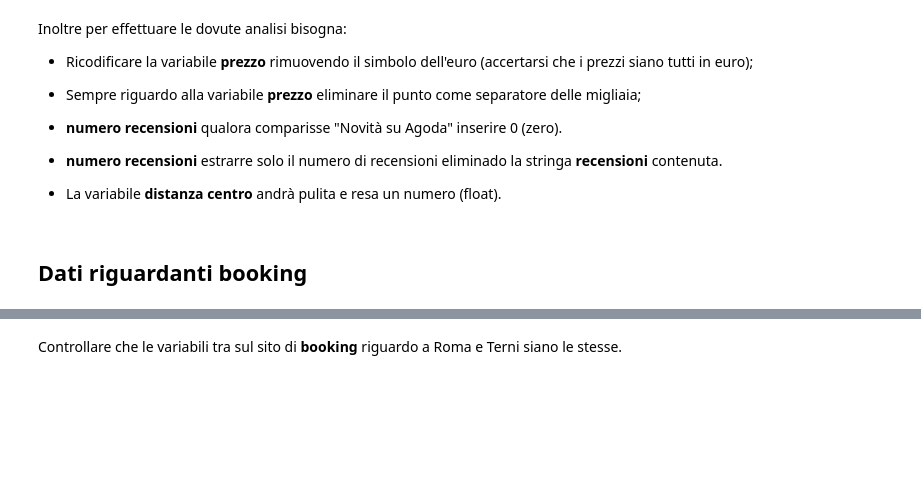
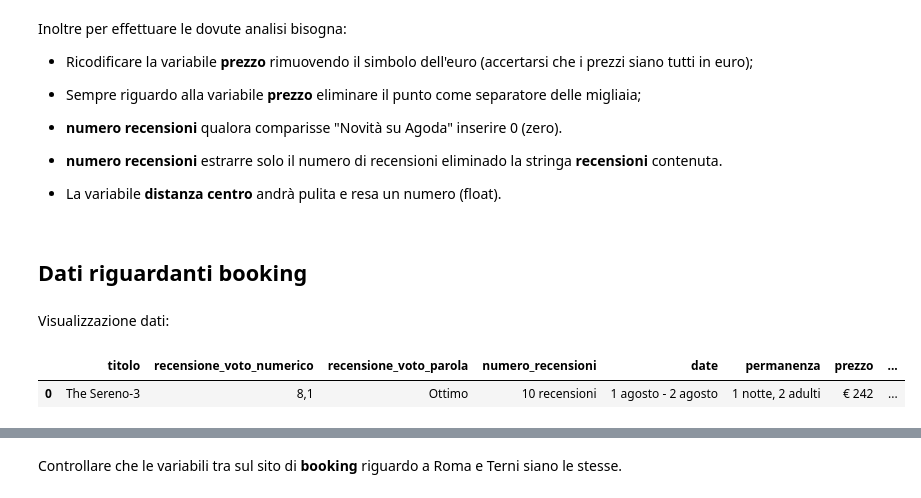
Before and after one commit to mattiamanna2203/RecordLinkage, a Jupyter notebook: Data Product/Cleaning_pipeline.ipynb, the cells around one changed output, grey strips where cells are left out. Saved outputs shown, nothing was run; the diff lists cells and outputs as text; code cells hidden in the pictures; blank space fills up the shorter version.

```diff
--- a/Data Product/Cleaning_pipeline.ipynb
+++ b/Data Product/Cleaning_pipeline.ipynb
@@ -97,3 +106,11 @@ Inoltre per effettuare le dovute analisi bisogna:
    - La variabile **distanza centro** andrà pulita e resa un numero (float).
 # %% [markdown]
 ## Dati riguardanti booking
+# %% [markdown]
+Visualizzazione dati:
+# %%
+display(booking_roma.head(1))
+display(booking_terni.head(1))
+# %% [output]
+|  | titolo | recensione_voto_numerico | recensione_voto_parola | numero_recensioni | date | permanenza | prezzo | ... |
+| 0 | The Sereno-3 | 8,1 | Ottimo | 10 recensioni | 1 agosto - 2 agosto | 1 notte, 2 adulti | € 242 | ... |
```
Also changed, not shown: parts of 42 cells of this notebook, 4 other files.
